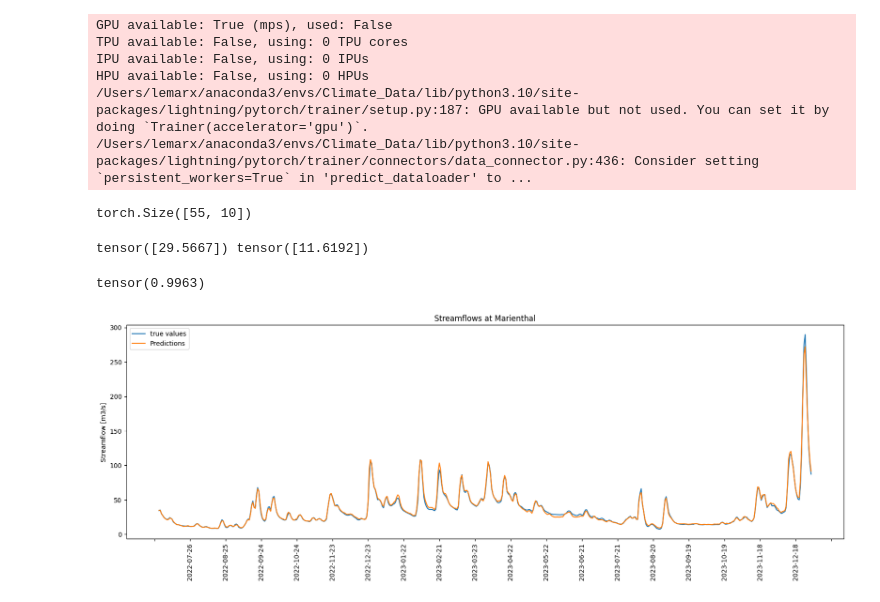
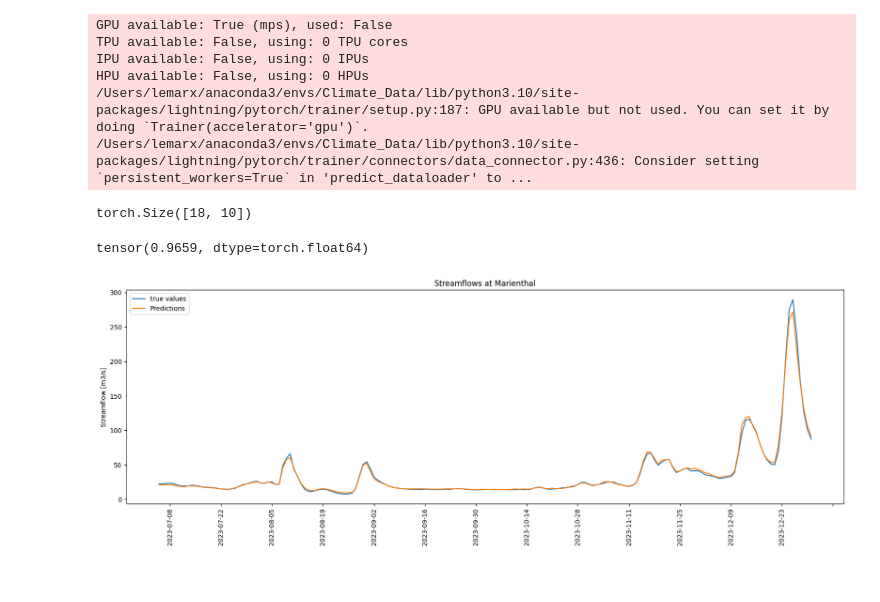
Before and after one commit to henrifnk/Seminar_ClimateNStatistics, a Jupyter notebook: work/07-hydroLSTM/notebooks/data_test.ipynb, the cells around one changed output. Saved outputs shown, nothing was run; the diff lists cells and outputs as text; code cells hidden in the pictures.

Commit message:
fixed potential data leakage problem in validation and testing set

```diff
--- a/work/07-hydroLSTM/notebooks/data_test.ipynb
+++ b/work/07-hydroLSTM/notebooks/data_test.ipynb
@@ -103,7 +103,7 @@ training = TimeSeriesDataSet(
     time_varying_known_reals=data.columns[20:-2].values.tolist()#data.columns[20:-1].values.tolist()
 )
 
-validation = TimeSeriesDataSet.from_dataset(training,data.iloc[: val_cutoff],min_prediction_idx=training_cutoff,stop_randomization=True)
+validation = TimeSeriesDataSet.from_dataset(training,data.iloc[training_cutoff: val_cutoff],min_prediction_idx=training_cutoff+365,stop_randomization=True)
 
 train_dataloader = training.to_dataloader(train=True, batch_size=64, num_workers=2)
 val_dataloader = validation.to_dataloader(train=False, batch_size=64, num_workers=2)
@@ -259,3 +262,3 @@ best_lstm = LSTMModel.load_from_checkpoint(os.path.join(best_model_path,'lightni
 # %%
-test = TimeSeriesDataSet.from_dataset(training,data,min_prediction_idx = val_cutoff,stop_randomization=True)
-test_dataloader = test.to_dataloader(train=False, batch_size=55, num_workers=2)
+test = TimeSeriesDataSet.from_dataset(training,data.iloc[val_cutoff:],min_prediction_idx = val_cutoff+370,stop_randomization=True)
+test_dataloader = test.to_dataloader(train=False, batch_size=18, num_workers=2)
@@ -271,12 +286,7 @@ HPU available: False, using: 0 HPUs
 # %%
 predictions.y[0].shape
 # %% [output]
-torch.Size([55, 10])
+torch.Size([18, 10])
-# %%
-i = 20
-print(predictions.y[0].view(-1, 1)[i],predictions.output[i])
-# %% [output]
-tensor([29.5667]) tensor([11.6192])
 # %%
 def kge(inputs,targets):
     r = torch.corrcoef(torch.stack((inputs.squeeze(),targets)))[0][1]
@@ -287,29 +297,31 @@ def kge(inputs,targets):
-# %%
-kge(predictions.y[0].view(-1, 1).squeeze(),predictions.output.squeeze())
-# %% [output]
-tensor(0.9963)
+# %%
+kge(torch.tensor(stream['15207507_smooth'].iloc[-180:].values),predictions.output.squeeze())
+# %% [output]
+tensor(0.9659, dtype=torch.float64)
 # %%
 import matplotlib.dates as mdates
 
+
+stream_plot = stream.set_index('Datum')
 predictions_np = predictions.output.squeeze().numpy()
-true_values_np = predictions.y[0].view(-1, 1).squeeze().numpy()
+# true_values_np = predictions.y[0].view(-1, 1).squeeze().numpy()
 
 # Plotting
 
 plt.figure(figsize=(20, 6))
-# stream.set_index('Datum', inplace=True)
 
-plt.plot(stream.index[-550:],stream['15207507_smooth'].iloc[-550:].values,  label = 'true values')
+
+plt.plot(stream_plot.index[-180:],stream_plot['15207507_smooth'].iloc[-180:].values,  label = 'true values')
 
 plt.plot(predictions_np, label='Predictions')
 
 
 plt.ylabel('Streamflow [m3/s]')
 plt.title('Streamflows at Marienthal')
 
-plt.gca().xaxis.set_major_locator(mdates.DayLocator(interval=30))
+plt.gca().xaxis.set_major_locator(mdates.DayLocator(interval=14))
 plt.legend()
 plt.xticks(rotation=90)
 plt.show()
 # %% [output]
-[figure, old version]
+[figure, new version]
```
Also changed, not shown: parts of 5 cells of this notebook.
